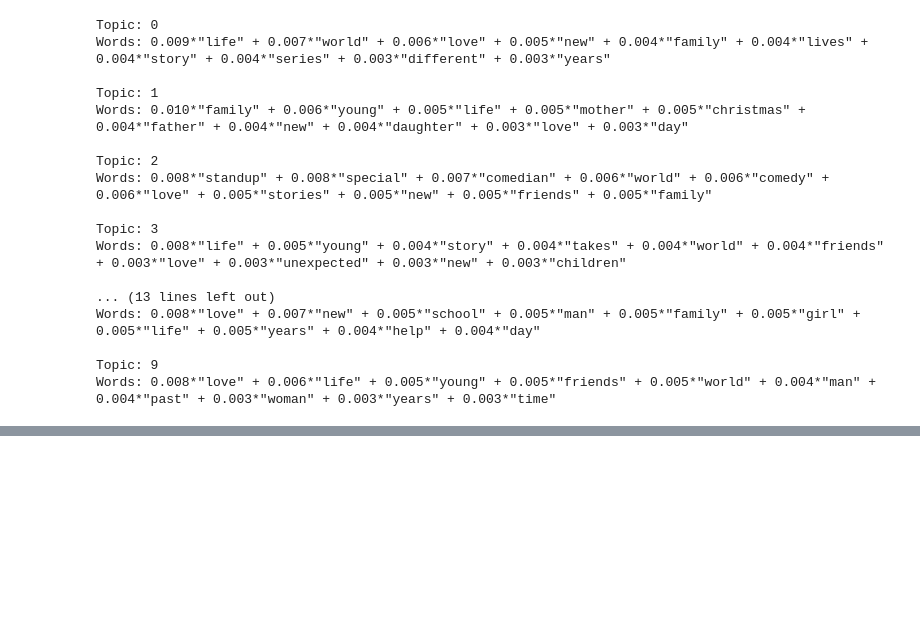
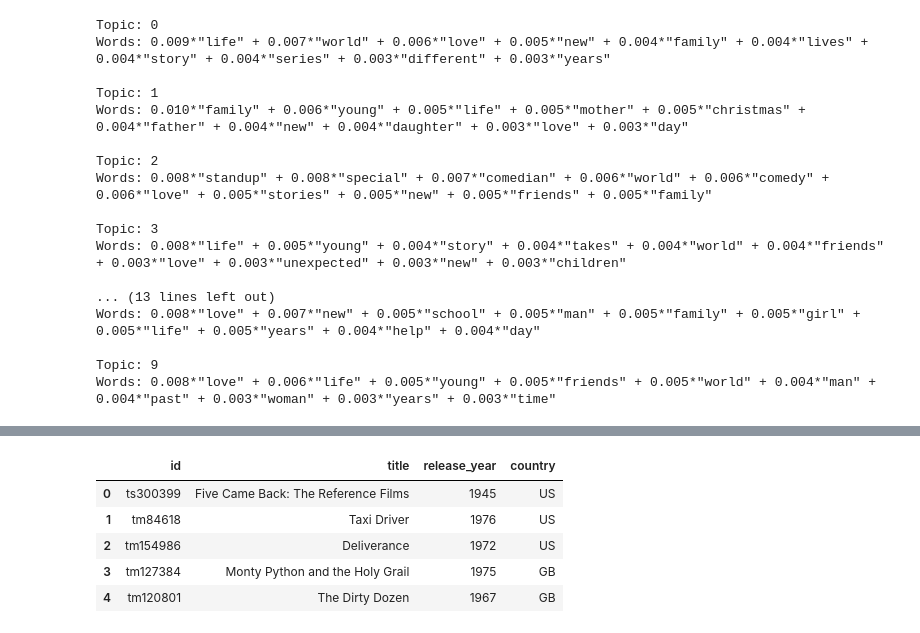
Before and after one commit to cparthiv/RHS-TSA-Data-Science-Qualifier-2024, a Jupyter notebook: main.ipynb, the cells around one changed output, grey strips where cells are left out. Cells and saved outputs as stored; diff of their text form; code cells hidden in the pictures; blank space fills up the shorter version.

```diff
--- a/main.ipynb
+++ b/main.ipynb
@@ -409,0 +445,14 @@ Words: 0.008*"love" + 0.006*"life" + 0.005*"young" + 0.005*"friends" + 0.005*"wo
+# %%
+# 'Explode' to create one row per country
+titles_exploded = titles.explode('country_list')
+titles_exploded = titles_exploded.dropna(subset=['country_list'])
+titles_exploded = titles_exploded.rename(columns={'country_list': 'country'})
+
+titles_exploded[['id', 'title', 'release_year', 'country']].head()
+# %% [output]
+|  | id | title | release_year | country |
+| 0 | ts300399 | Five Came Back: The Reference Films | 1945 | US |
+| 1 | tm84618 | Taxi Driver | 1976 | US |
+| 2 | tm154986 | Deliverance | 1972 | US |
+| 3 | tm127384 | Monty Python and the Holy Grail | 1975 | GB |
+| 4 | tm120801 | The Dirty Dozen | 1967 | GB |
```
Also changed, not shown: parts of 8 cells of this notebook, 1 other file.
